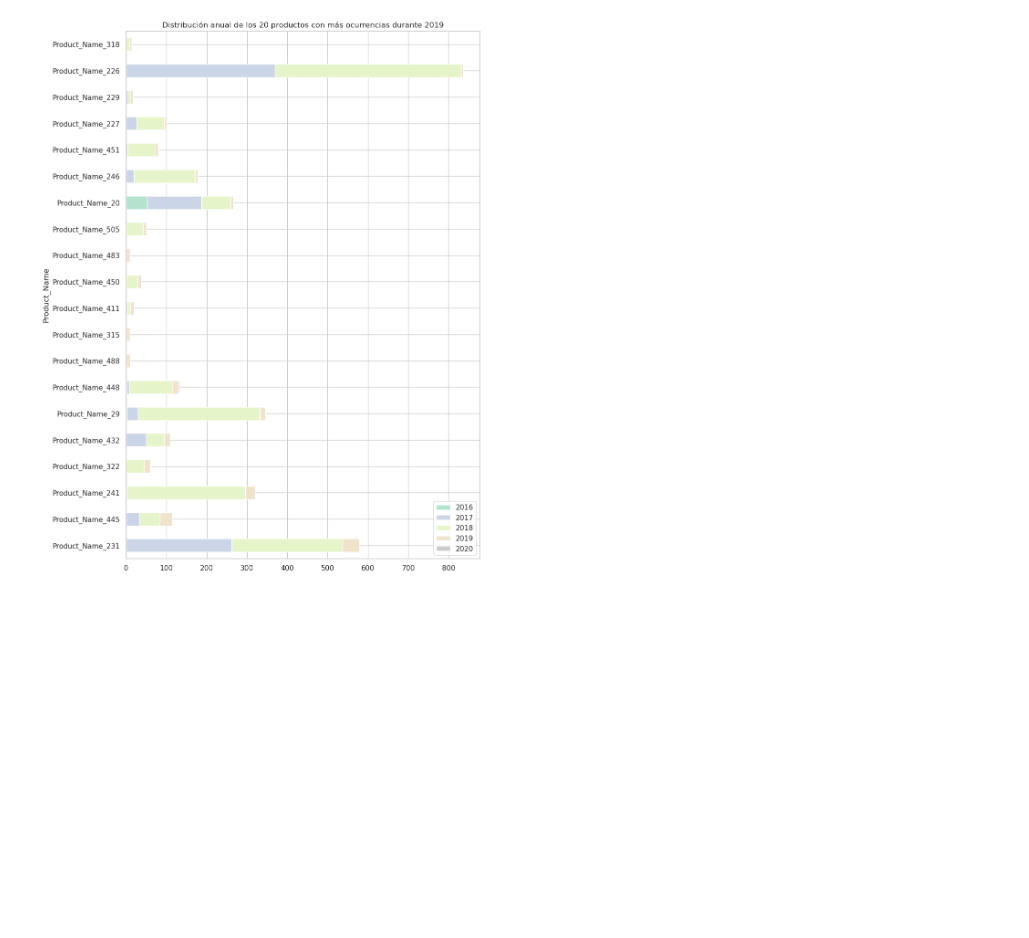
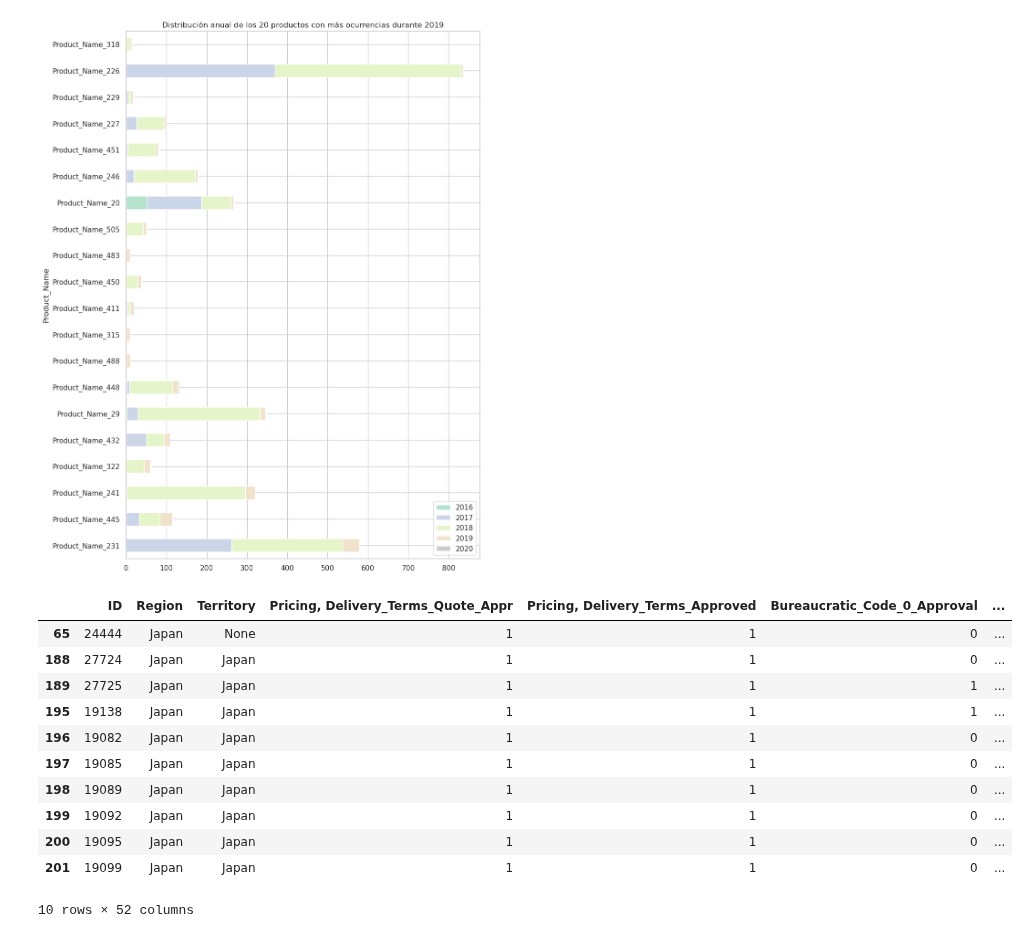
Before and after one commit to germanbc/Organizacion-de-Datos-2c2020-TP1, a Jupyter notebook: TP1 - Daiana v2.ipynb, the cells around one changed output. Cells and saved outputs as stored; diff of their text form; code cells hidden in the pictures; blank space fills up the shorter version.

```diff
--- a/TP1 - Daiana v2.ipynb
+++ b/TP1 - Daiana v2.ipynb
@@ -144,3 +143,20 @@ productosYear.plot.barh(stacked = True, colormap='Pastel2', title='Distribución
 # %% [output]
 <matplotlib.axes._subplots.AxesSubplot at 0x...>
 [figure]
+# %%
+Japan = eci[eci['Region'] == 'Japan']
+Japan = Japan[Japan['Pricing, Delivery_Terms_Approved'] == 1]
+Japan.head(10)
+# %% [output]
+|  | ID | Region | Territory | Pricing, Delivery_Terms_Quote_Appr | Pricing, Delivery_Terms_Approved | Bureaucratic_Code_0_Approval | ... |
+| 65 | 24444 | Japan | None | 1 | 1 | 0 | ... |
+| 188 | 27724 | Japan | Japan | 1 | 1 | 0 | ... |
+| 189 | 27725 | Japan | Japan | 1 | 1 | 1 | ... |
+| 195 | 19138 | Japan | Japan | 1 | 1 | 1 | ... |
+| 196 | 19082 | Japan | Japan | 1 | 1 | 0 | ... |
+| 197 | 19085 | Japan | Japan | 1 | 1 | 0 | ... |
+| 198 | 19089 | Japan | Japan | 1 | 1 | 0 | ... |
+| 199 | 19092 | Japan | Japan | 1 | 1 | 0 | ... |
+| 200 | 19095 | Japan | Japan | 1 | 1 | 0 | ... |
+| 201 | 19099 | Japan | Japan | 1 | 1 | 0 | ... |
+10 rows × 52 columns
```
Also changed, not shown: parts of 5 cells of this notebook.
